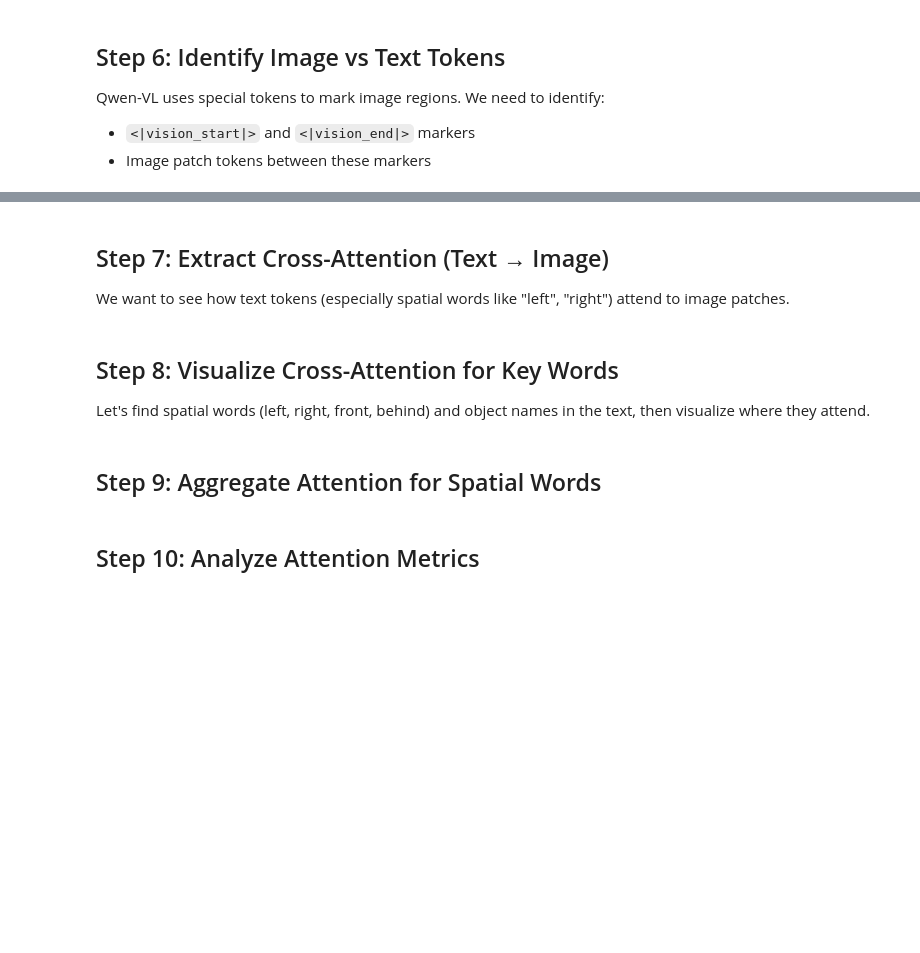
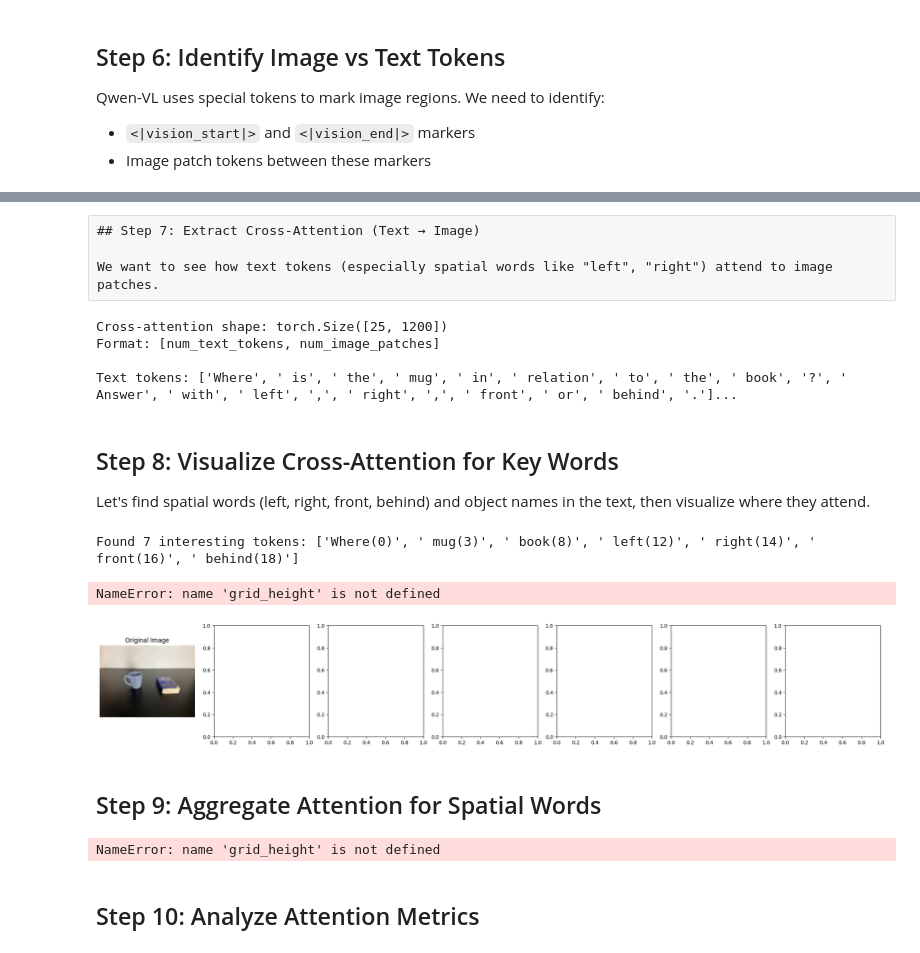
Before and after one commit to israfelsr/spatialmech, a Jupyter notebook: notebooks/mechanistic/qwen3vl_attention_extraction.ipynb, the cells around one changed output, grey strips where cells are left out. Drawn from its saved outputs; the diff is of its cells as text; code cells hidden in the pictures; blank space fills up the shorter version.

```diff
--- a/notebooks/mechanistic/qwen3vl_attention_extraction.ipynb
+++ b/notebooks/mechanistic/qwen3vl_attention_extraction.ipynb
@@ -200,11 +259,11 @@ else:
-# %% [markdown]
-## Step 7: Extract Cross-Attention (Text → Image)
-
-We want to see how text tokens (especially spatial words like "left", "right") attend to image patches.
+# %% [raw]
+## Step 7: Extract Cross-Attention (Text → Image)
+
+We want to see how text tokens (especially spatial words like "left", "right") attend to image patches.
 # %%
 if attentions and vision_start_idx and vision_end_idx:
     # Get last layer attention
-    last_layer_attn = attentions[-1]  # [batch, heads, seq, seq]
+    last_layer_attn = attentions[18]  # [batch, heads, seq, seq]
 
     # Average over heads
     avg_attn = last_layer_attn[0].mean(0)  # [seq, seq]
@@ -224,6 +283,11 @@ if attentions and vision_start_idx and vision_end_idx:
     print(f"\nText tokens: {text_tokens[:20]}...")  # First 20 text tokens
 else:
     print("Cannot extract cross-attention - missing attention or vision token indices")
+# %% [output]
+Cross-attention shape: torch.Size([25, 1200])
+Format: [num_text_tokens, num_image_patches]
+
+Text tokens: ['Where', ' is', ' the', ' mug', ' in', ' relation', ' to', ' the', ' book', '?', ' Answer', ' with', ' left', ',', ' right', ',', ' front', ' or', ' behind', '.']...
 # %% [markdown]
 ## Step 8: Visualize Cross-Attention for Key Words
 
@@ -257,34 +321,38 @@ if 'cross_attn' in locals():
         axes[0].imshow(image)
         axes[0].set_title('Original Image')
         axes[0].axis('off')
 
         # Plot attention for each token
         for plot_idx, token_idx in enumerate(interesting_indices[:n_tokens]):
             token_attn = cross_attn[token_idx]  # [num_image_patches]
 
             # Reshape to 2D grid
-            attn_grid = token_attn.cpu().reshape(grid_size, grid_size).numpy()
+            attn_grid = token_attn.cpu().float().reshape(grid_height, grid_width).numpy()
 
             # Normalize
             attn_grid = (attn_grid - attn_grid.min()) / (attn_grid.max() - attn_grid.min() + 1e-8)
 
             # Resize to image size
             from scipy.ndimage import zoom
             img_array = np.array(image)
             zoom_factor = (img_array.shape[0] / grid_size, img_array.shape[1] / grid_size)
             attn_resized = zoom(attn_grid, zoom_factor, order=1)
 
             # Plot
             axes[plot_idx + 1].imshow(img_array)
             axes[plot_idx + 1].imshow(attn_resized, cmap='hot', alpha=0.6)
             axes[plot_idx + 1].set_title(f'Token: {interesting_labels[plot_idx]}')
             axes[plot_idx + 1].axis('off')
 
         plt.suptitle(f'Cross-Attention: Text Tokens → Image Patches\n{caption}', fontsize=14, y=1.02)
         plt.tight_layout()
         plt.show()
     else:
         print("No interesting tokens found in text!")
+# %% [output]
+Found 7 interesting tokens: ['Where(0)', ' mug(3)', ' book(8)', ' left(12)', ' right(14)', ' front(16)', ' behind(18)']
+NameError: name 'grid_height' is not defined
+[figure, added]
 # %% [markdown]
 ## Step 9: Aggregate Attention for Spatial Words
 # %%
@@ -300,13 +368,13 @@ if 'cross_attn' in locals() and len(interesting_indices) > 0:
         spatial_attn = cross_attn[spatial_token_indices].mean(0)  # [num_image_patches]
 
         # Reshape and visualize
-        attn_grid = spatial_attn.cpu().reshape(grid_size, grid_size).numpy()
+        attn_grid = spatial_attn.cpu().float().reshape(grid_height, grid_width).numpy()
         attn_grid = (attn_grid - attn_grid.min()) / (attn_grid.max() - attn_grid.min() + 1e-8)
 
         # Resize
         from scipy.ndimage import zoom
         img_array = np.array(image)
-        zoom_factor = (img_array.shape[0] / grid_size, img_array.shape[1] / grid_size)
+        zoom_factor = (img_array.shape[0] / grid_height, img_array.shape[1] / grid_width)
         attn_resized = zoom(attn_grid, zoom_factor, order=1)
 
         # Plot
@@ -327,6 +395,8 @@ if 'cross_attn' in locals() and len(interesting_indices) > 0:
         plt.show()
     else:
         print("No spatial words found in text!")
+# %% [output]
+NameError: name 'grid_height' is not defined
 # %% [markdown]
 ## Step 10: Analyze Attention Metrics
 # %%
```
Also changed, not shown: parts of 12 cells of this notebook.
